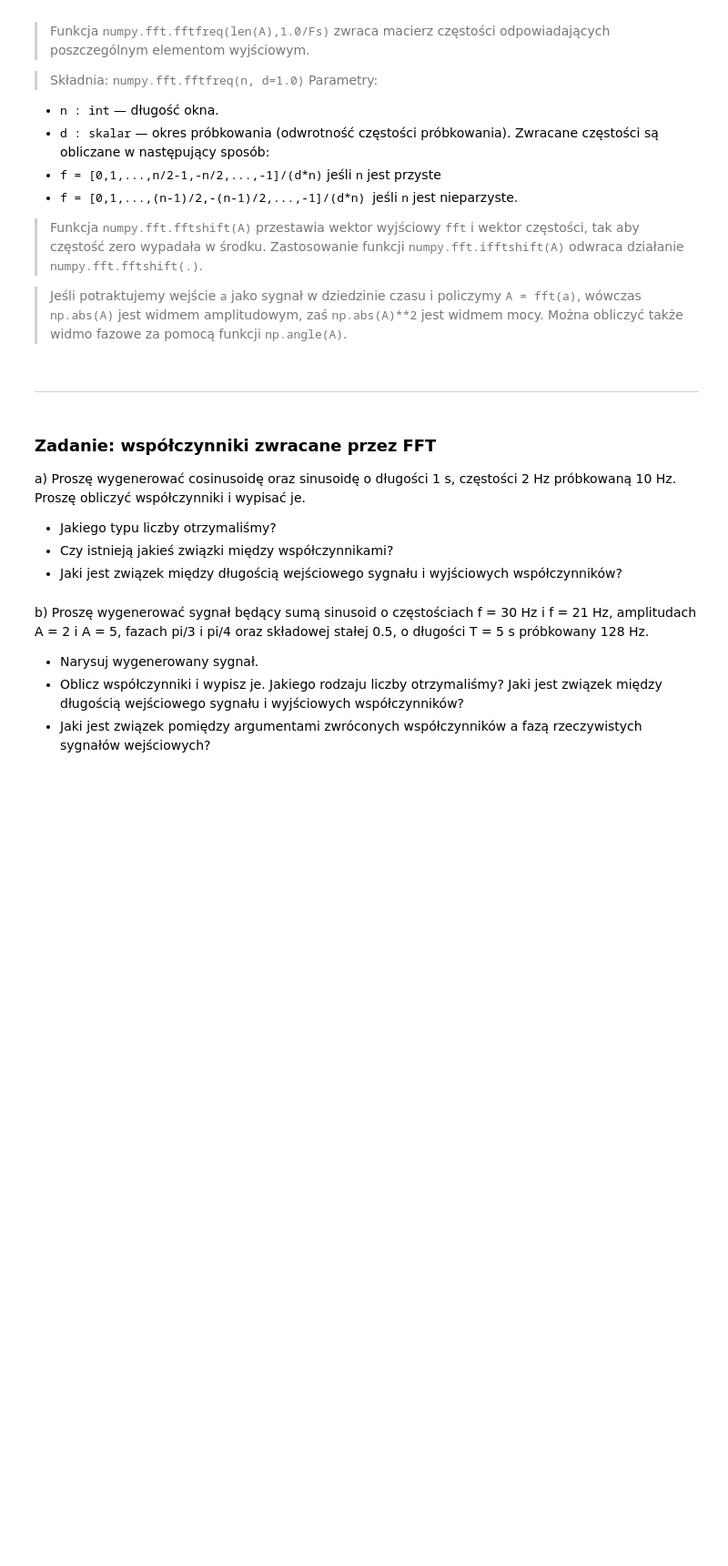
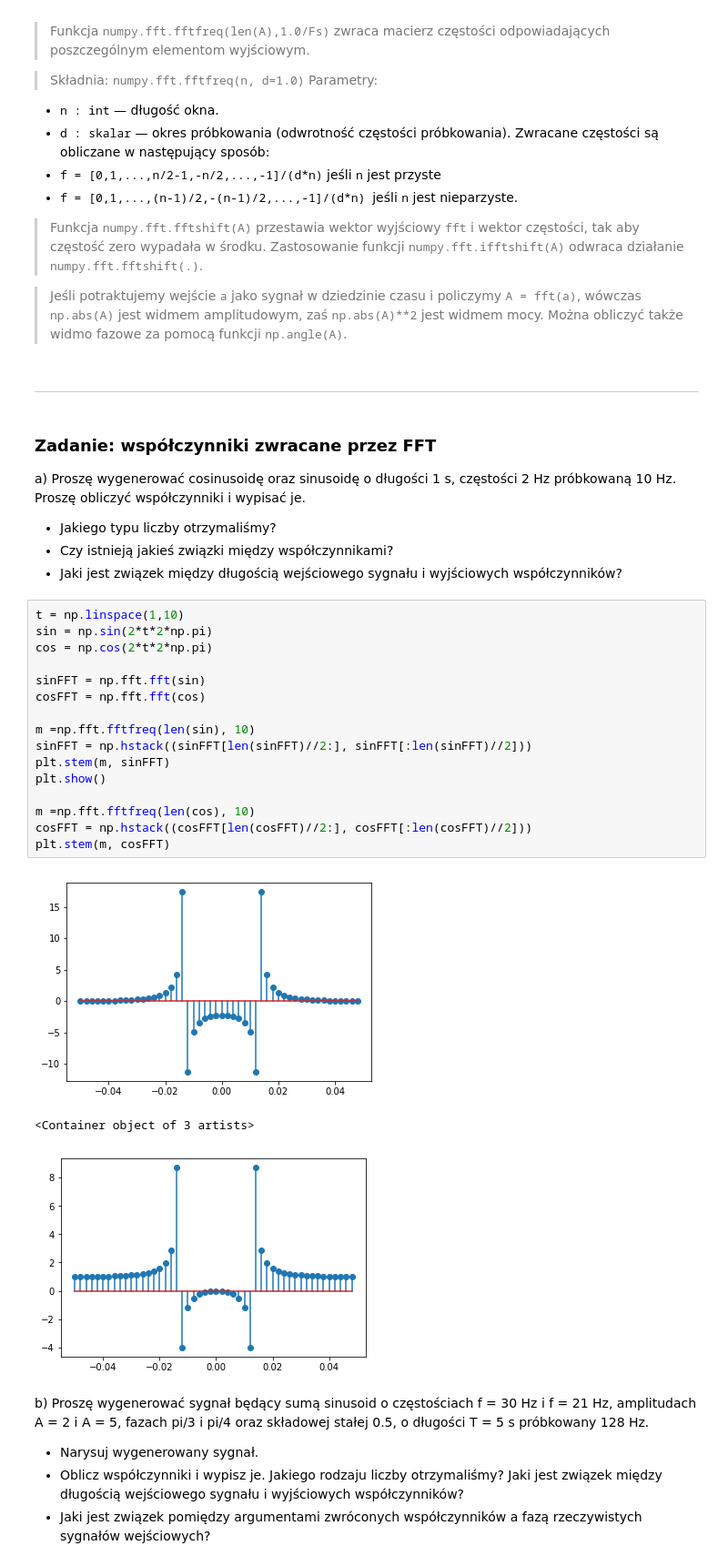
Before and after one commit to PPierzc/Analiza-Sygna-w, a Jupyter notebook: 3/03_Transformata_furiera.ipynb, the cells around one changed output. Shown: that part at 91% size. Drawn from its saved outputs; the diff is of its cells as text; blank space fills up the shorter version.

```diff
--- a/3/03_Transformata_furiera.ipynb
+++ b/3/03_Transformata_furiera.ipynb
@@ -351,6 +379,26 @@ a)  Proszę wygenerować cosinusoidę oraz sinusoidę o długości 1 s, często
 * Jakiego typu liczby otrzymaliśmy?
 * Czy istnieją jakieś związki między współczynnikami?
 * Jaki jest związek między długością wejściowego sygnału i wyjściowych współczynników?
+# %%
+t = np.linspace(1,10)
+sin = np.sin(2*t*2*np.pi)
+cos = np.cos(2*t*2*np.pi)
+
+sinFFT = np.fft.fft(sin)
+cosFFT = np.fft.fft(cos)
+
+m =np.fft.fftfreq(len(sin), 10)
+sinFFT = np.hstack((sinFFT[len(sinFFT)//2:], sinFFT[:len(sinFFT)//2]))
+plt.stem(m, sinFFT)
+plt.show()
+
+m =np.fft.fftfreq(len(cos), 10)
+cosFFT = np.hstack((cosFFT[len(cosFFT)//2:], cosFFT[:len(cosFFT)//2]))
+plt.stem(m, cosFFT)
+# %% [output]
+[figure, added]
+<Container object of 3 artists>
+[figure, added]
 # %% [markdown]
 b) Proszę wygenerować sygnał będący sumą sinusoid o częstościach f = 30 Hz i f = 21 Hz, amplitudach A = 2 i A = 5, fazach pi/3 i pi/4 oraz składowej stałej 0.5, o długości T = 5 s próbkowany 128 Hz.
   * Narysuj wygenerowany sygnał.
```
Also changed, not shown: parts of 4 cells of this notebook, 3 other files.
